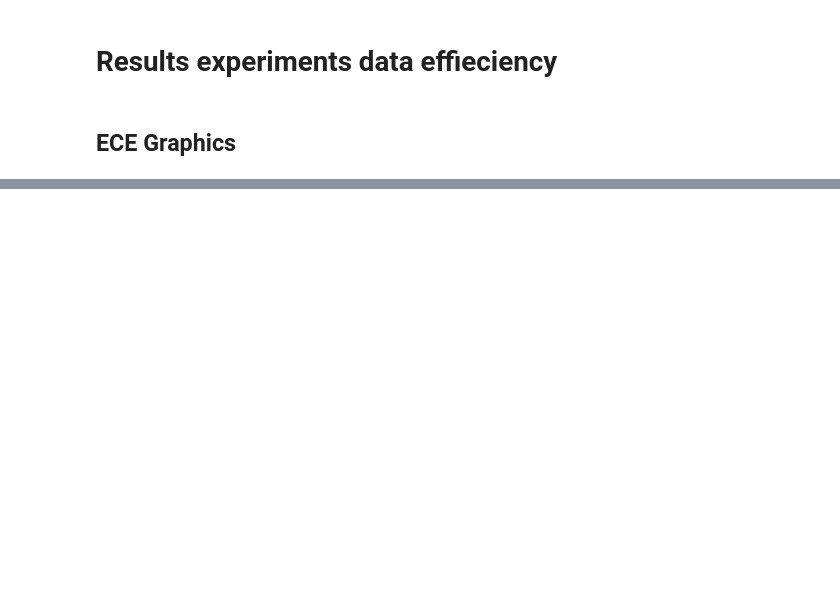
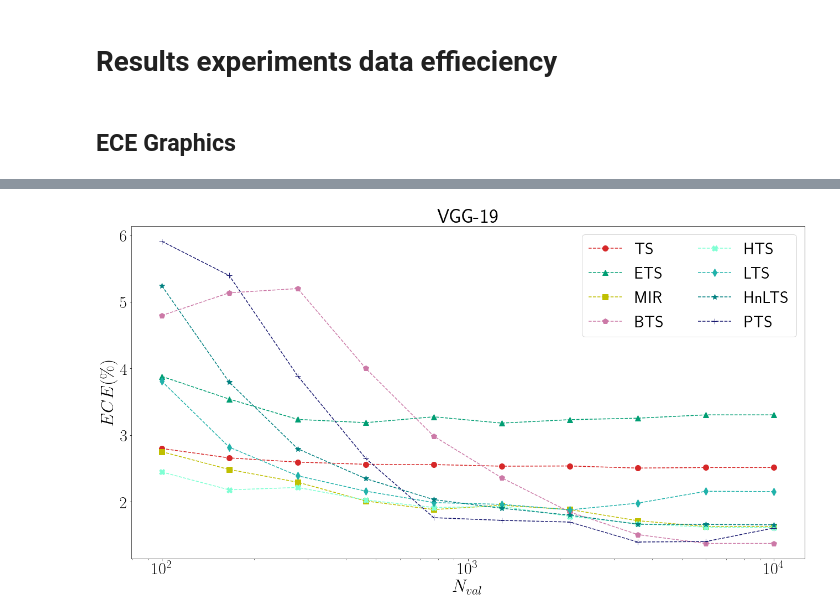
Before and after one commit to SergioAlvarezB/adaptive-tempscaling, a Jupyter notebook: code/notebooks/exp_data_eff_results.ipynb, the cells around one changed output, grey strips where cells are left out. Cells and saved outputs as stored; diff of their text form; code cells hidden in the pictures; blank space fills up the shorter version.

```diff
--- a/code/notebooks/exp_data_eff_results.ipynb
+++ b/code/notebooks/exp_data_eff_results.ipynb
@@ -69,0 +78,26 @@ plt.show()
+# %%
+curr = ECE.loc["vgg-19"]
+Ns = curr.index.values
+uncal = curr.loc[Ns[0], 'Uncalibrated']
+eces = [curr[model].values for model in models]
+
+fig, ax = plt.subplots(figsize=(18, 10))
+
+for i, (label, color, marker) in enumerate(zip(labels, colors, markers)):
+    ax.plot(Ns, eces[i], ls='--', marker=marker, markersize=10, c=color, label=label)
+
+ax.set_xscale('log')
+
+ax.set_title('VGG-19', fontsize=36)
+
+ax.set_ylabel('$ECE (\%)$', fontsize=32)
+ax.set_xlabel('$N_{val}$', fontsize=32)
+ax.tick_params(axis='both', labelsize=30)
+ax.legend(fontsize=30, ncol=2)
+
+plt.tight_layout()
+plt.show();
+
+plt.show()
+# %% [output]
+[figure, added]
```
Also changed, not shown: parts of 10 cells of this notebook, 2 other files.
